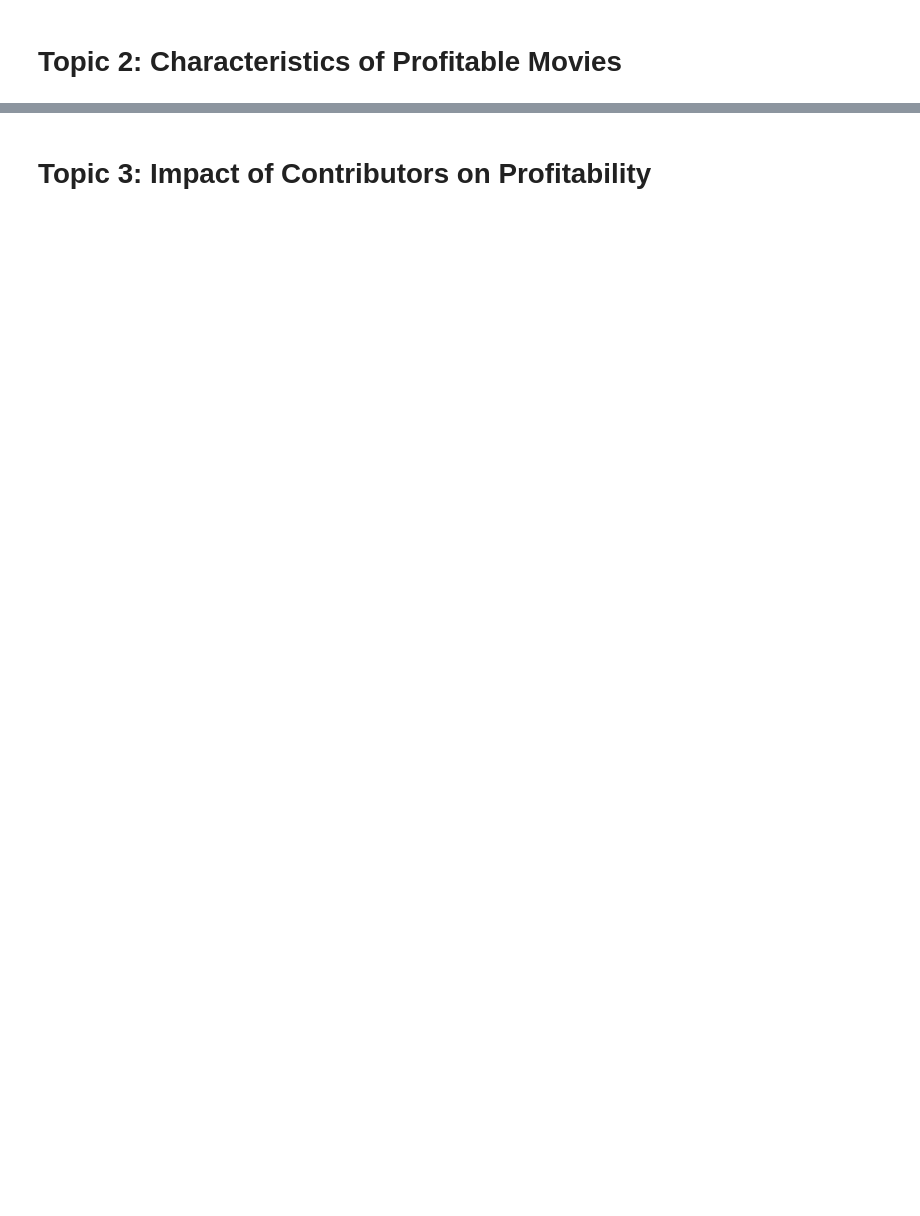
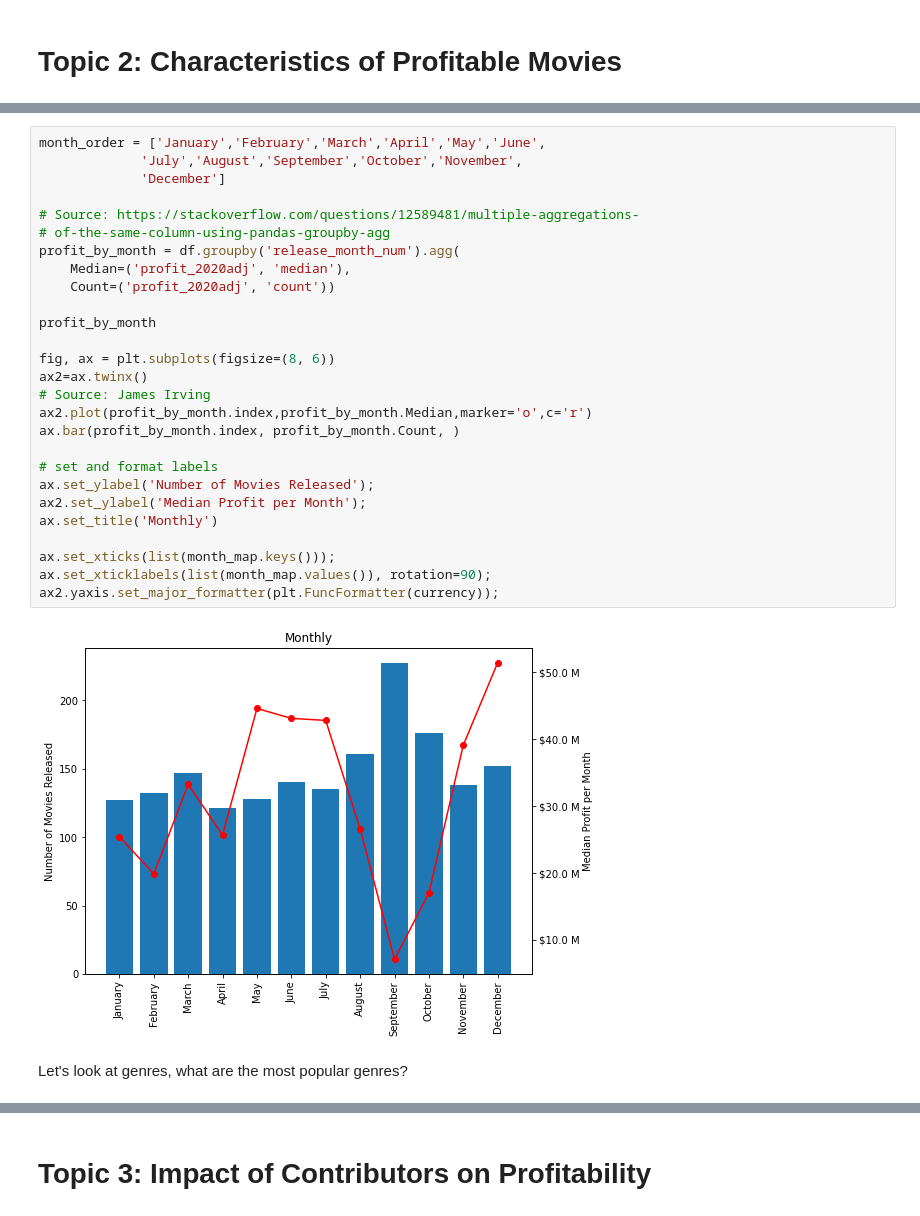
Before and after one commit to thetriggestcove/dsc-phase-1-project, a Jupyter notebook: Analysis.ipynb, the cells around one changed output, grey strips where cells are left out. Saved outputs shown, nothing was run; the diff lists cells and outputs as text; blank space fills up the shorter version.

```diff
--- a/Analysis.ipynb
+++ b/Analysis.ipynb
@@ -383,0 +617,31 @@ with plt.style.context('seaborn-notebook'):
+# %%
+month_order = ['January','February','March','April','May','June',
+             'July','August','September','October','November',
+             'December']
+
+# Source: https://stackoverflow.com/questions/12589481/multiple-aggregations-
+# of-the-same-column-using-pandas-groupby-agg
+profit_by_month = df.groupby('release_month_num').agg(
+    Median=('profit_2020adj', 'median'),
+    Count=('profit_2020adj', 'count'))
+
+profit_by_month
+
+fig, ax = plt.subplots(figsize=(8, 6))
+ax2=ax.twinx()
+# Source: James Irving
+ax2.plot(profit_by_month.index,profit_by_month.Median,marker='o',c='r')
+ax.bar(profit_by_month.index, profit_by_month.Count, )
+
+# set and format labels
+ax.set_ylabel('Number of Movies Released');
+ax2.set_ylabel('Median Profit per Month');
+ax.set_title('Monthly')
+
+ax.set_xticks(list(month_map.keys()));
+ax.set_xticklabels(list(month_map.values()), rotation=90);
+ax2.yaxis.set_major_formatter(plt.FuncFormatter(currency));
+# %% [output]
+[figure, added]
+# %% [markdown]
+Let's look at genres, what are the most popular genres?
```
Also changed, not shown: parts of 103 cells of this notebook, 55 other files.
